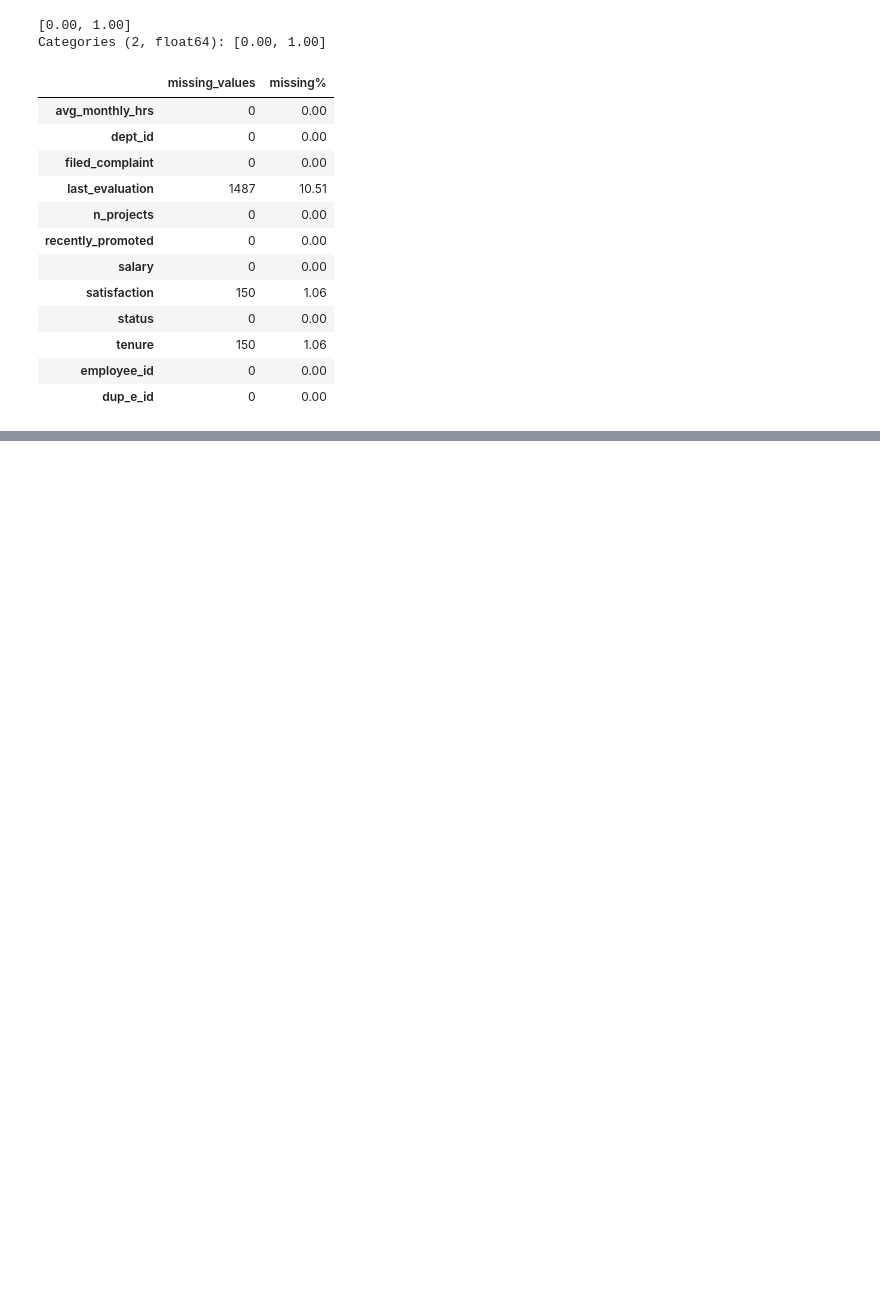
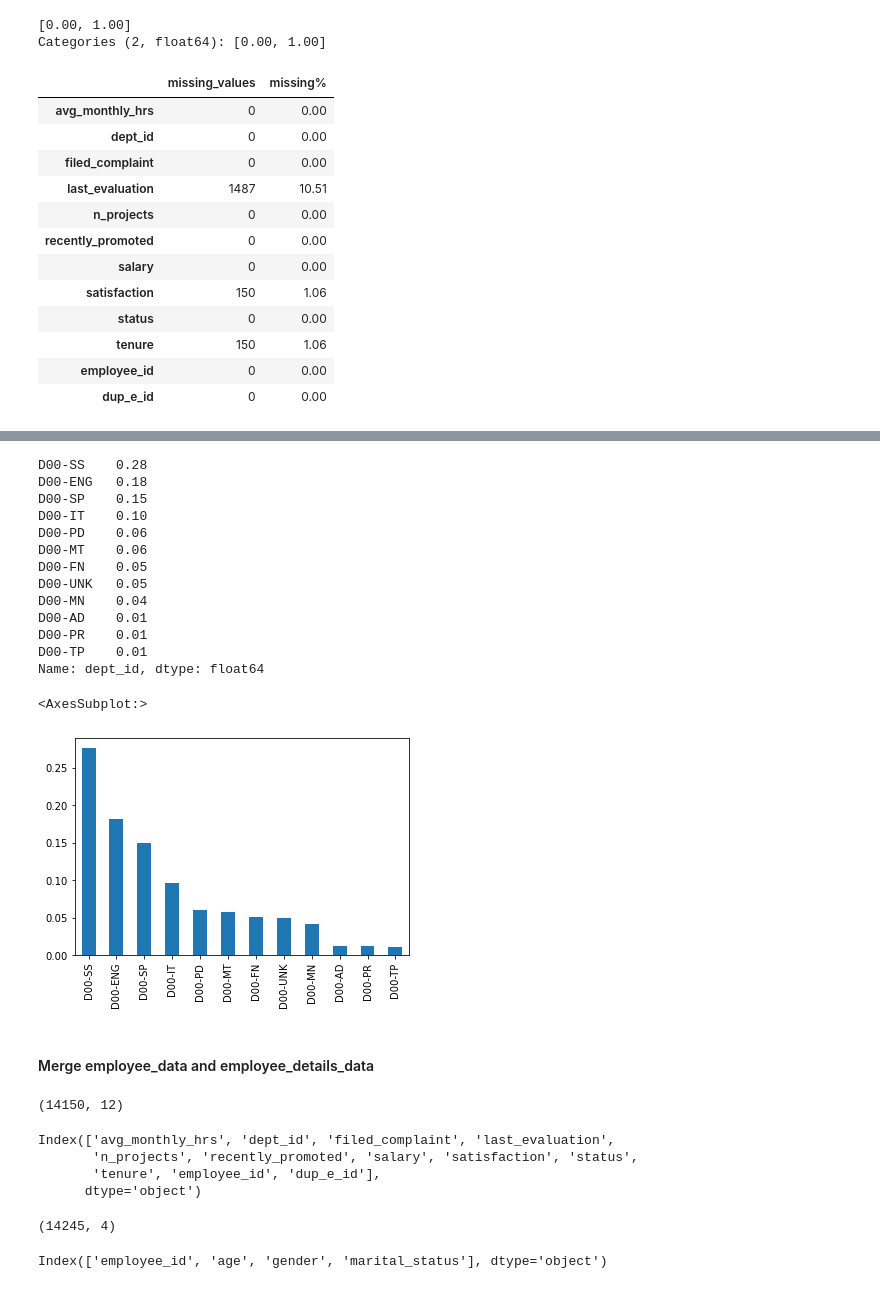
Before and after one commit to rupkohli/hr_advisories, a Jupyter notebook: 02_insaid_project_HR.ipynb, the cells around one changed output, grey strips where cells are left out. Saved outputs shown, nothing was run; the diff lists cells and outputs as text; code cells hidden in the pictures; blank space fills up the shorter version.

```diff
--- a/02_insaid_project_HR.ipynb
+++ b/02_insaid_project_HR.ipynb
@@ -610,8 +624,41 @@ missing_data_df
 # %%
-df_employee_data['department'].fillna("D00-UNK", inplace=True)
+df_employee_data['dept_id'].fillna("D00-UNK", inplace=True)
 df_employee_data['tenure'].fillna(df_employee_data['tenure'].mode(), inplace=True)
 # %%
-display(df_employee_data.department.value_counts())
-df_employee_data.department.value_counts(normalize=True)#.plot(kind='bar')
+display(df_employee_data.dept_id.value_counts(normalize=True))
+df_employee_data.dept_id.value_counts(normalize=True).plot(kind='bar')
+# %% [output]
+D00-SS    0.28
+D00-ENG   0.18
+D00-SP    0.15
+D00-IT    0.10
+D00-PD    0.06
+D00-MT    0.06
+D00-FN    0.05
+D00-UNK   0.05
+D00-MN    0.04
+D00-AD    0.01
+D00-PR    0.01
+D00-TP    0.01
+Name: dept_id, dtype: float64
+<AxesSubplot:>
+[figure, added]
 # %%
 employee_data[employee_data['department']=='D00-TP'] #drop 'department']=='D00-TP' for prediction
+# %% [markdown]
+#### Merge  employee_data and employee_details_data
+# %%
+print(employee_data.shape)
+employee_data.columns
+# %% [output]
+(14150, 12)
+Index(['avg_monthly_hrs', 'dept_id', 'filed_complaint', 'last_evaluation',
+       'n_projects', 'recently_promoted', 'salary', 'satisfaction', 'status',
+       'tenure', 'employee_id', 'dup_e_id'],
+      dtype='object')
+# %%
+print(employee_details_data.shape)
+employee_details_data.columns
+# %% [output]
+(14245, 4)
+Index(['employee_id', 'age', 'gender', 'marital_status'], dtype='object')
```
Also changed, not shown: parts of 24 cells of this notebook.
